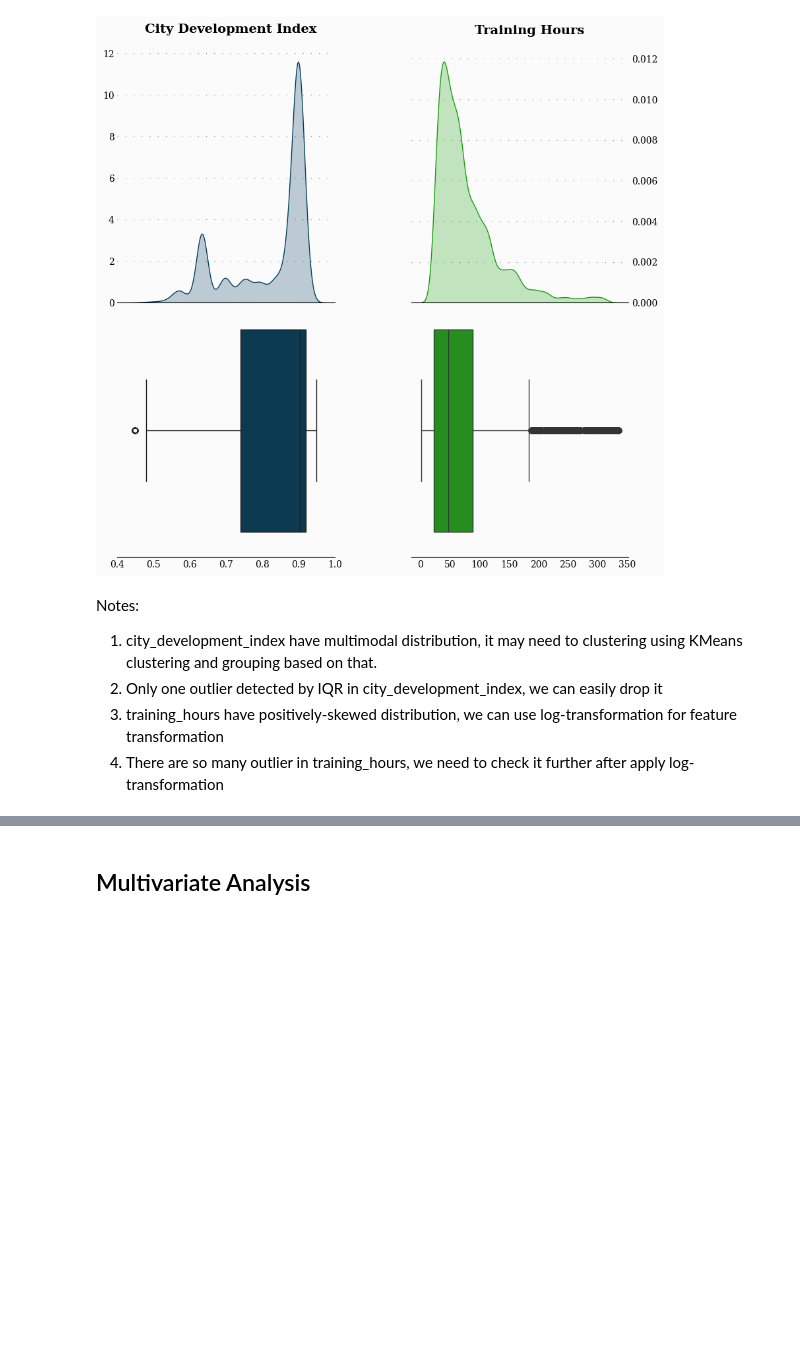
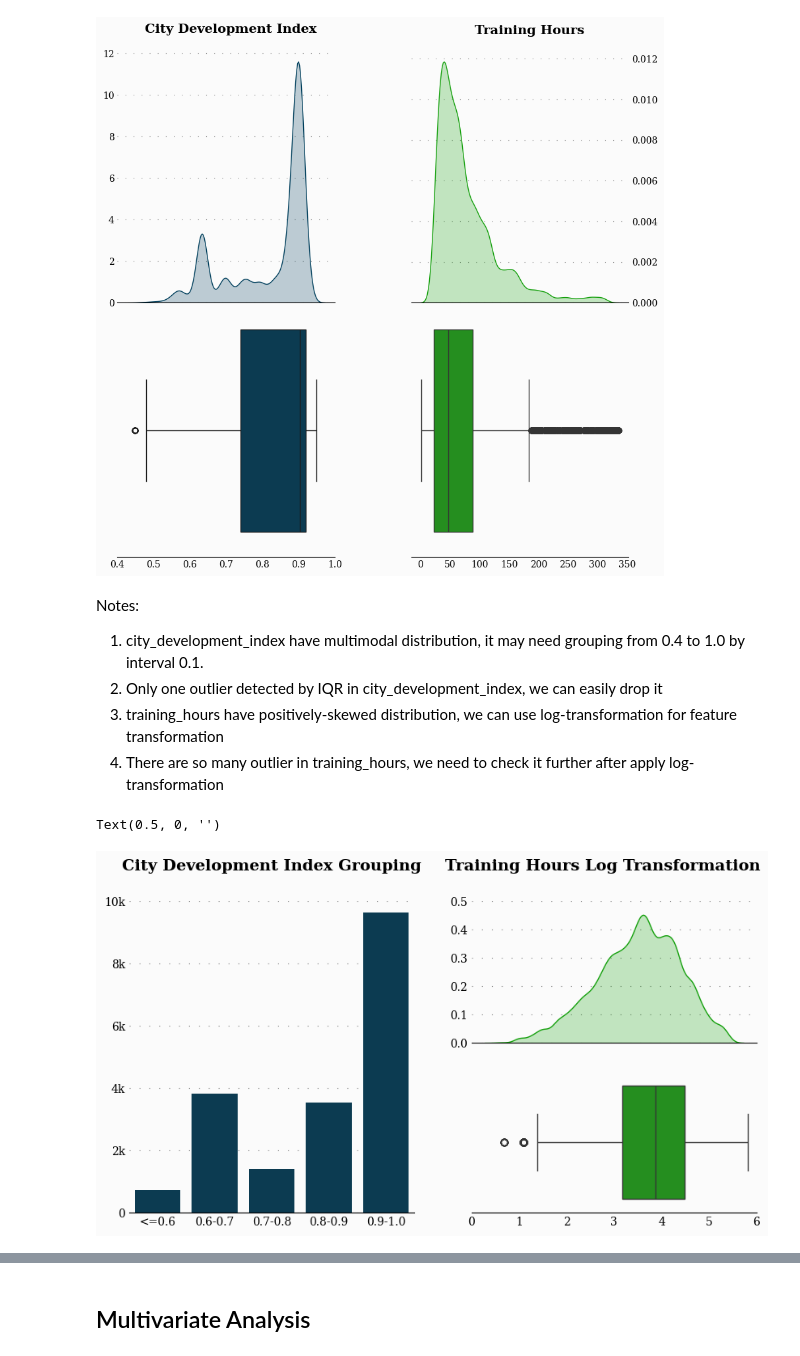
Before and after one commit to MN-Atthoriq/Data-Science-Project_HR-Analytics-Job-Change-of-Data-Scientist, a Jupyter notebook: 1_EDA.ipynb, the cells around one changed output, grey strips where cells are left out. Cells and saved outputs as stored; diff of their text form; code cells hidden in the pictures; blank space fills up the shorter version.

```diff
--- a/1_EDA.ipynb
+++ b/1_EDA.ipynb
@@ -452,7 +479,56 @@ plt.show()
 [figure]
 # %% [markdown]
 Notes:
-1. city_development_index have multimodal distribution, it may need to clustering using KMeans clustering and grouping based on that.
+1. city_development_index have multimodal distribution, it may need grouping from 0.4 to 1.0 by interval 0.1.
 2. Only one outlier detected by IQR in city_development_index, we can easily drop it
 2. training_hours have positively-skewed distribution, we can use log-transformation for feature transformation
 3. There are so many outlier in training_hours, we need to check it further after apply log-transformation
+# %%
+# show plot if City Development index is grouping and Training Hours is log-transformation
+fig = plt.figure(figsize=(10,5))
+gs = fig.add_gridspec(2,2)
+# gs.update(wspace=0.35, hspace=0.5)
+
+ax0 = fig.add_subplot(gs[:, 0])
+ax1 = fig.add_subplot(gs[0, 1])
+ax2 = fig.add_subplot(gs[1, 1])
+
+# ax0 - CDI Grouping
+ax0.grid(color='gray', ls=':', axis='y', zorder=0, dashes=(1,10))
+ax0.text(2, 11000, 'City Development Index Grouping', size=14, weight='bold', horizontalalignment = 'center')
+df = df_train[nums[0]].apply(lambda x: '<=0.6' if x <= 0.6
+                             else '0.6-0.7' if x <= 0.7
+                             else '0.7-0.8' if x <= 0.8
+                             else '0.8-0.9' if x <= 0.9
+                             else np.nan if pd.isna(x)
+                             else '0.9-1.0')
+sns.countplot(x=df, ax=ax0, palette=[blue], order = ['<=0.6','0.6-0.7','0.7-0.8','0.8-0.9','0.9-1.0'])
+
+ax0.yaxis.set_major_locator(mtick.MultipleLocator(2000))
+ax0.yaxis.set_major_formatter(mtick.FuncFormatter(thousands_formatter))
+ax0.set_ylabel('')
+ax0.set_xlabel('')
+ax0.set_ylim(0,10000)
+
+# ax1 - Training Hours Log Transformation
+ax1.grid(color='gray', ls=':', axis='y', zorder=0, dashes=(1,10))
+ax1.text(3, 0.61, 'Training Hours Log Transformation', size=14, weight='bold', horizontalalignment = 'center')
+df = df_train[nums[1]].apply(lambda x: np.log1p(x)) # log1p to avoid log(0)
+sns.kdeplot(df, ax=ax1, color=green, shade=True)
+
+ax1.set_xticks([])
+ax1.yaxis.set_major_locator(mtick.MultipleLocator(0.1))
+ax1.set_ylabel('')
+ax1.set_xlabel('')
+ax1.set_ylim(0,0.5)
+
+# ax3 - Box Plot - Training Hours Log Transformation
+df = df_train[nums[1]].apply(lambda x: np.log1p(x)) # log1p to avoid log(0)
+sns.boxplot(x=df, ax=ax2, color=green)
+
+ax2.set_xlim(0,6)
+ax2.set_ylabel('')
+ax2.set_xlabel('')
+# %% [output]
+Text(0.5, 0, '')
+[figure, added]
```
Also changed, not shown: parts of 38 cells of this notebook.
